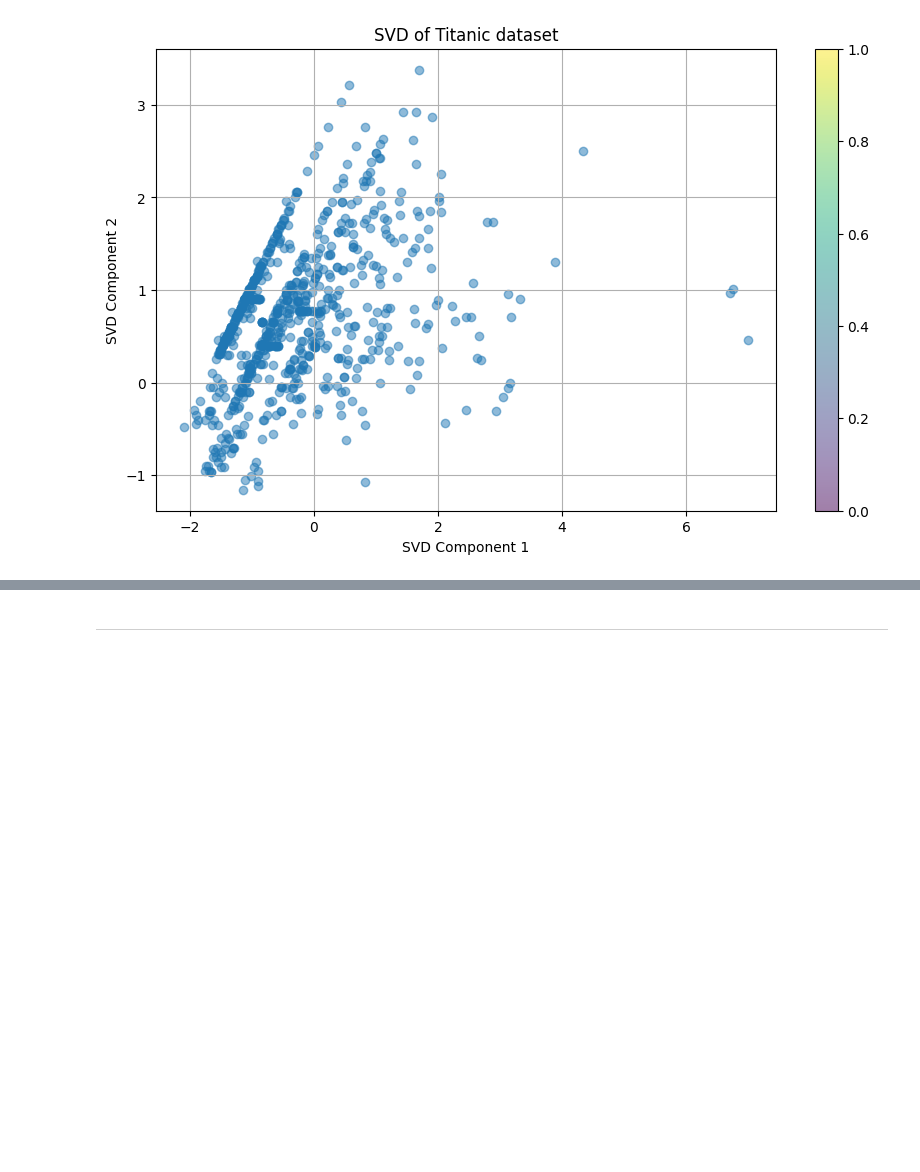
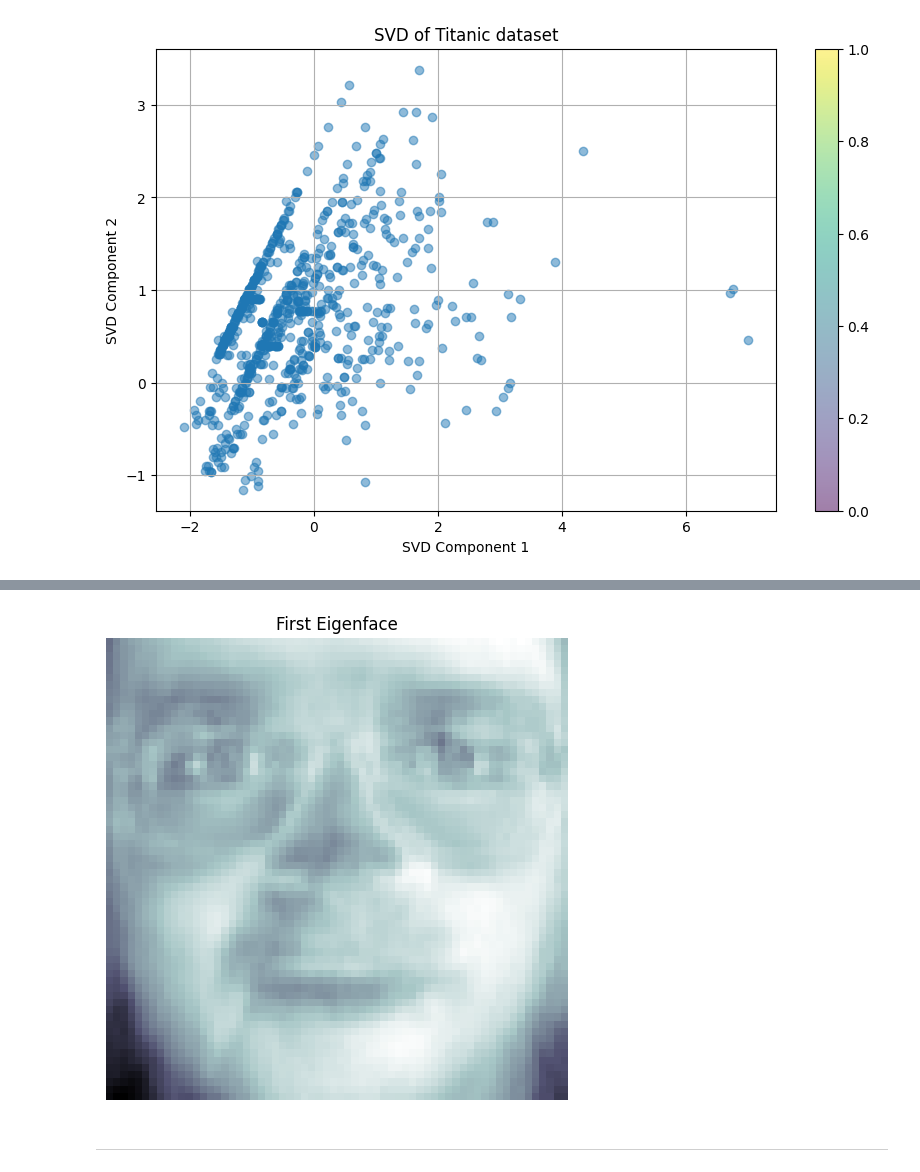
Before and after one commit to muhammadadilnaeem/Data-Science-Materials, a Jupyter notebook: Codanics/06_mathematics/02_algebra/03_linear_algebra/20_system_of_equations/30_svd_in_python.ipynb, the cells around one changed output, grey strips where cells are left out. Saved outputs shown, nothing was run; the diff lists cells and outputs as text; code cells hidden in the pictures; blank space fills up the shorter version.

```diff
--- a/Codanics/06_mathematics/02_algebra/03_linear_algebra/20_system_of_equations/30_svd_in_python.ipynb
+++ b/Codanics/06_mathematics/02_algebra/03_linear_algebra/20_system_of_equations/30_svd_in_python.ipynb
@@ -101,0 +104,12 @@ plt.show()
+# %%
+from sklearn.decomposition import PCA
+from sklearn.datasets import fetch_olivetti_faces
+
+# Load dataset
+faces = fetch_olivetti_faces(shuffle=True).data
+
+# Compute PCA with eigenfaces
+pca = PCA(n_components=50)
+faces_reduced = pca.fit_transform(faces)
+
+print("Eigenfaces shape:", faces_reduced.shape)
@@ -102,2 +119,12 @@ plt.show()
+# %%
+# show 1 eigenface
+import matplotlib.pyplot as plt
+plt.figure(figsize=(10, 6))
+plt.imshow(pca.components_[0].reshape(64, 64), cmap='bone')
+plt.axis('off')
+plt.title('First Eigenface')
+plt.show()
+# %% [output]
+[figure, added]
 # %% [markdown]
 ----
```
Also changed, not shown: parts of 3 cells of this notebook.
